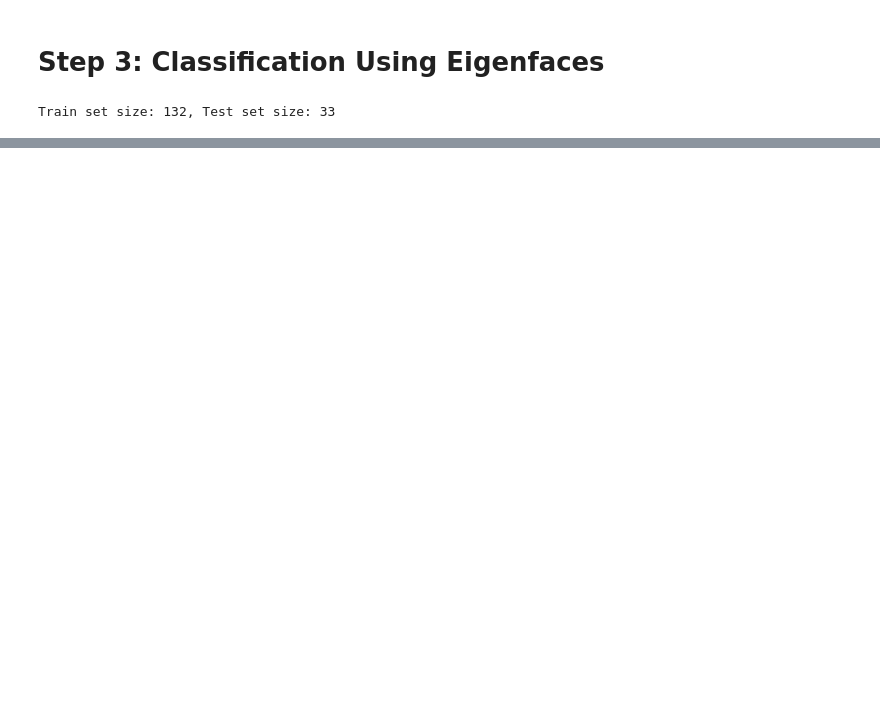
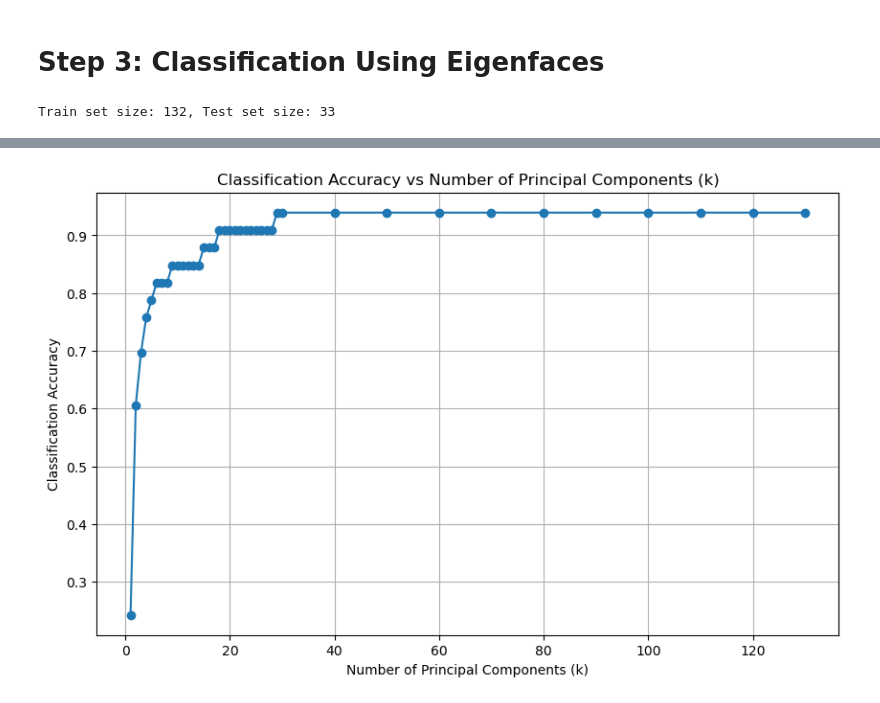
Before and after one commit to ToothlessOS/eigenface-recognition, a Jupyter notebook: main.ipynb, the cells around one changed output, grey strips where cells are left out. Drawn from its saved outputs; the diff is of its cells as text; code cells hidden in the pictures; blank space fills up the shorter version.

```diff
--- a/main.ipynb
+++ b/main.ipynb
@@ -293,7 +293,16 @@ def test(mean_face, pca, projected_trainset, k=10, testset=test_data):
     return projected_testset, accuracy
 # %%
 # Run tests with different k values
-for k in [5, 10, 25, 50, 75, 100, 165]:
+
+results = pd.DataFrame(columns=['k', 'accuracy'])
+
+for k in np.linspace(1, 30, num=30, dtype=int):
     mean_face, pca, projected_trainset = train(k=k, trainset=train_data)
     projected_testset, accuracy = test(mean_face, pca, projected_trainset, k=k, testset=test_data)
+    results = pd.concat([results, pd.DataFrame([{'k': k, 'accuracy': accuracy}])], ignore_index=True)
+
+for k in np.linspace(40, 130, num=10, dtype=int):
+    mean_face, pca, projected_trainset = train(k=k, trainset=train_data)
+    projected_testset, accuracy = test(mean_face, pca, projected_trainset, k=k, testset=test_data)
+    results = pd.concat([results, pd.DataFrame([{'k': k, 'accuracy': accuracy}])], ignore_index=True)
 # %% [output]
@@ -306,0 +327,10 @@ Classification accuracy with k=165: 93.94%
+# %%
+# Visualize the accuracy vs k
+plt.figure(figsize=(10, 6))
+plt.plot(results['k'], results['accuracy'], marker='o')
+plt.xlabel('Number of Principal Components (k)')
+plt.ylabel('Classification Accuracy')
+plt.title('Classification Accuracy vs Number of Principal Components (k)')
+plt.grid()
+# %% [output]
+[figure, added]
```
Also changed, not shown: parts of 9 cells of this notebook.
